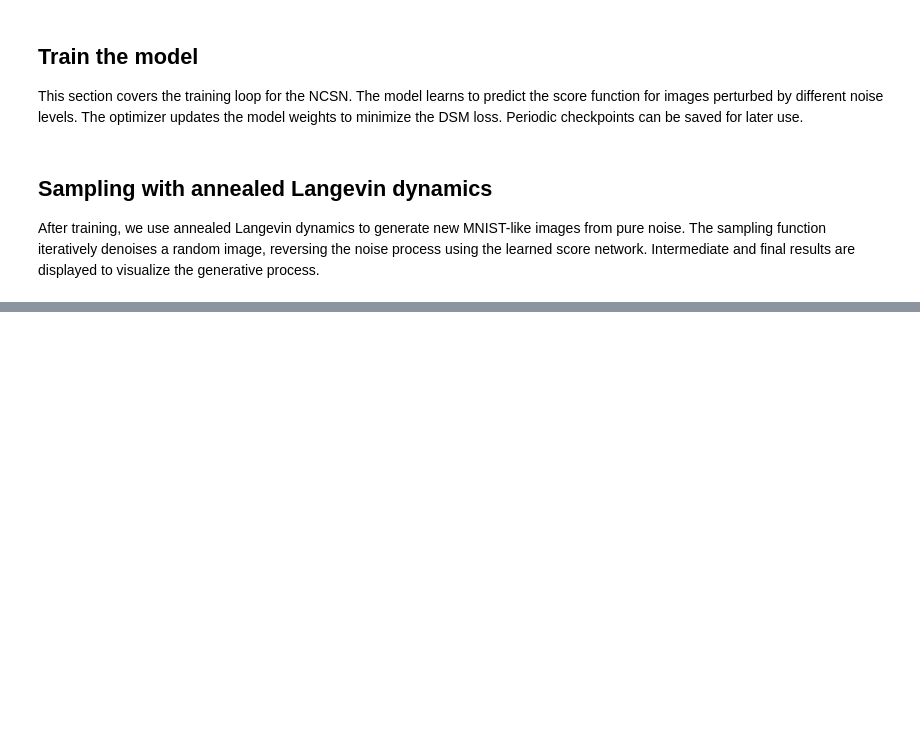
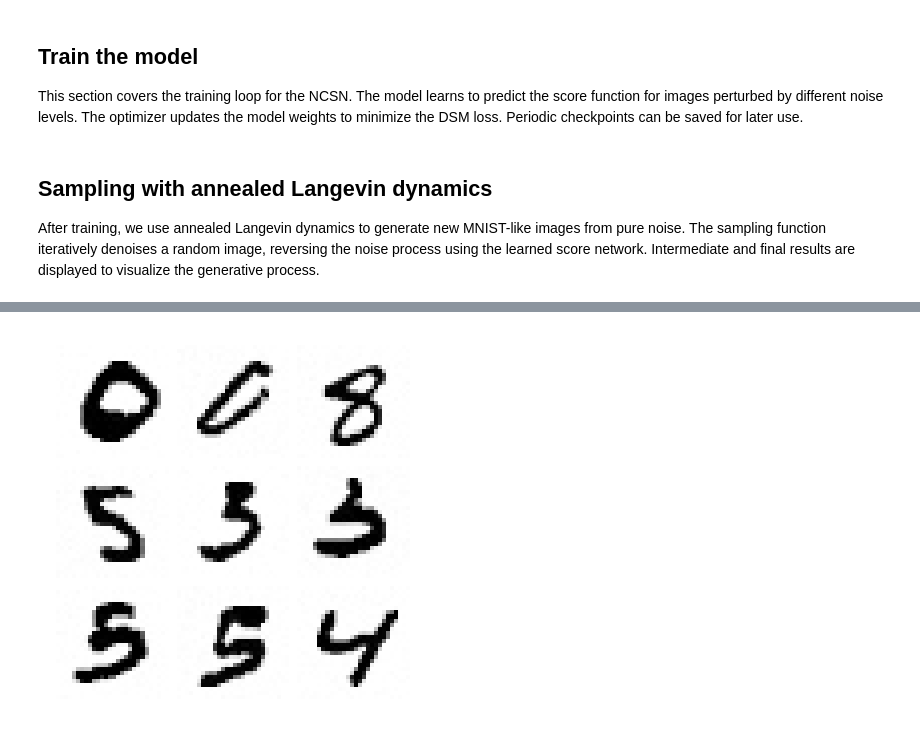
Before and after one commit to InsightLab/diffusion_models_course, a Jupyter notebook: ncsn_from_scratch.ipynb, the cells around one changed output, grey strips where cells are left out. Cells and saved outputs as stored; diff of their text form; code cells hidden in the pictures; blank space fills up the shorter version.

```diff
--- a/ncsn_from_scratch.ipynb
+++ b/ncsn_from_scratch.ipynb
@@ -217,0 +249,6 @@ for i, sample in enumerate(tqdm(all_samples, total=len(all_samples), desc='savin
+# %%
+ax = plt.subplot(1, 1, 1)
+plot_sample_grid(ax, all_samples[-1], cmap='Greys')
+plt.show()
+# %% [output]
+[figure, added]
```
Also changed, not shown: parts of 24 cells of this notebook.
